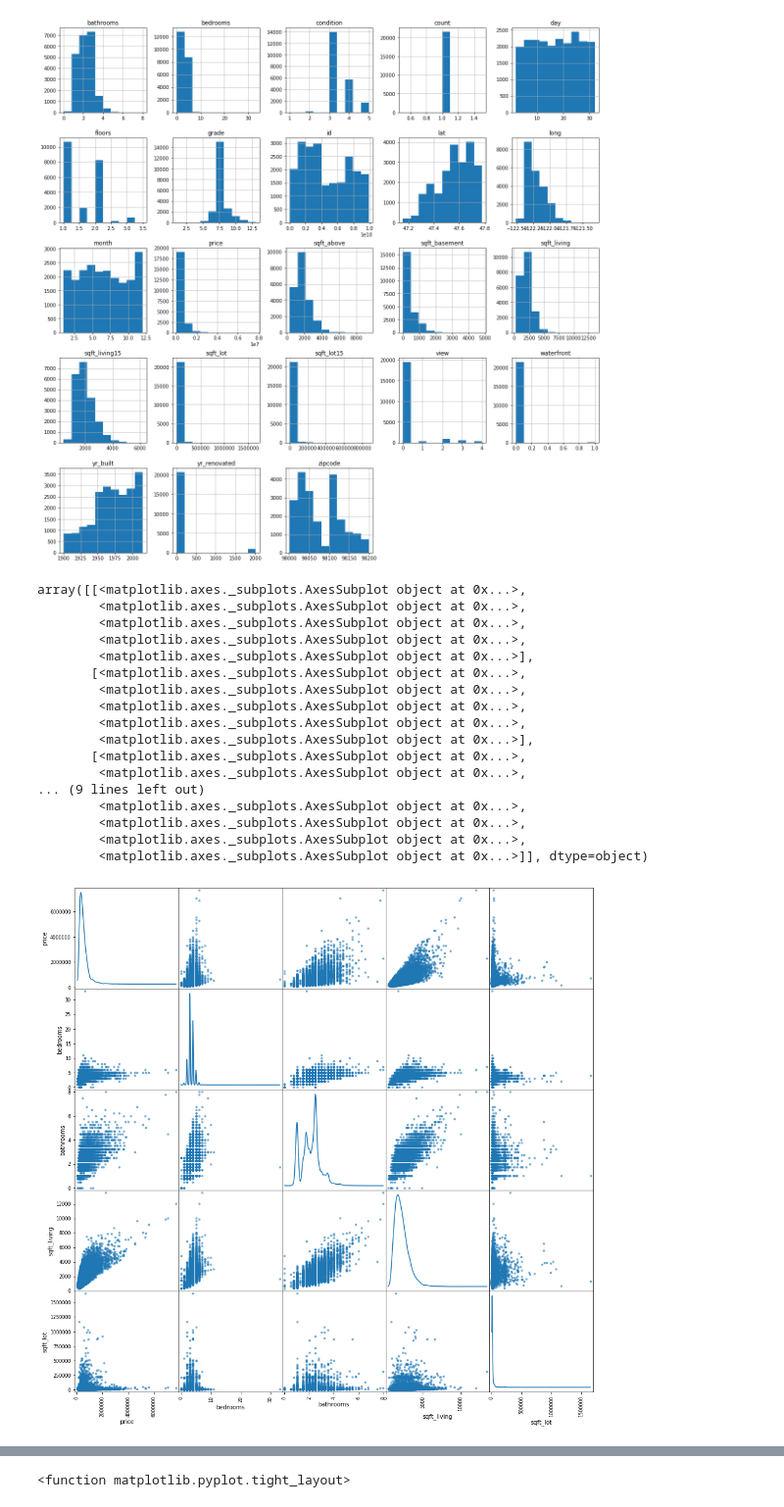
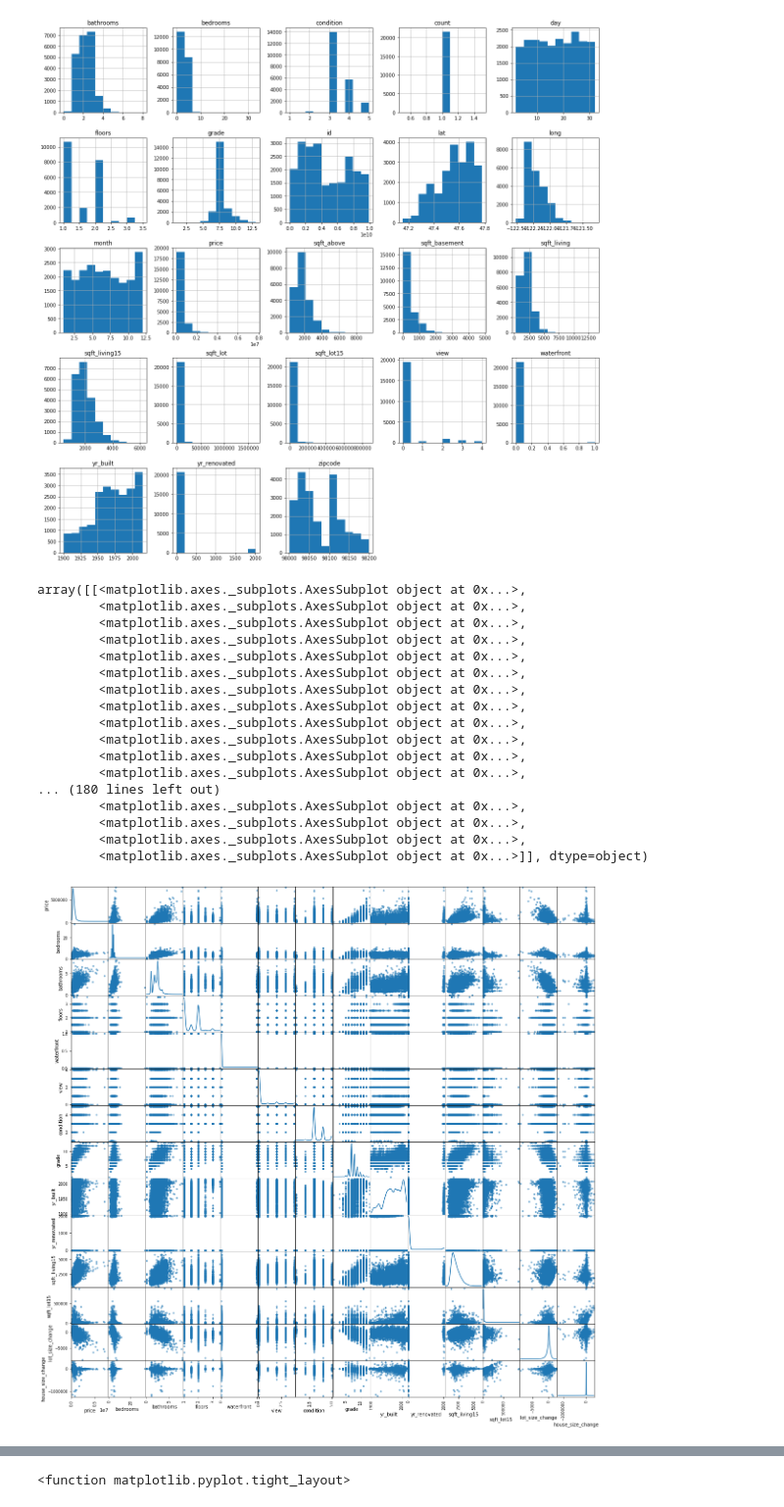
Before and after one commit to ccvandusen/alumni-case-study-practice, a Jupyter notebook: housing-prices/EDA.ipynb, the cells around one changed output, grey strips where cells are left out. Shown at 98% size. Saved outputs shown, nothing was run; the diff lists cells and outputs as text; code cells hidden in the pictures.

```diff
--- a/housing-prices/EDA.ipynb
+++ b/housing-prices/EDA.ipynb
@@ -49,27 +49,27 @@ array([[<matplotlib.axes._subplots.AxesSubplot object at 0x...>,
         <matplotlib.axes._subplots.AxesSubplot object at 0x...>,
         <matplotlib.axes._subplots.AxesSubplot object at 0x...>]], dtype=object)
 [figure]
-# %%
-pd.scatter_matrix(df[df.columns[1:7]],figsize=(16,16), diagonal='kde')
-# %% [output]
-array([[<matplotlib.axes._subplots.AxesSubplot object at 0x...>,
-        <matplotlib.axes._subplots.AxesSubplot object at 0x...>,
-        <matplotlib.axes._subplots.AxesSubplot object at 0x...>,
-        <matplotlib.axes._subplots.AxesSubplot object at 0x...>,
-        <matplotlib.axes._subplots.AxesSubplot object at 0x...>],
-       [<matplotlib.axes._subplots.AxesSubplot object at 0x...>,
-        <matplotlib.axes._subplots.AxesSubplot object at 0x...>,
-        <matplotlib.axes._subplots.AxesSubplot object at 0x...>,
-        <matplotlib.axes._subplots.AxesSubplot object at 0x...>,
-        <matplotlib.axes._subplots.AxesSubplot object at 0x...>],
-       [<matplotlib.axes._subplots.AxesSubplot object at 0x...>,
-        <matplotlib.axes._subplots.AxesSubplot object at 0x...>,
-... (9 lines left out)
-        <matplotlib.axes._subplots.AxesSubplot object at 0x...>,
-        <matplotlib.axes._subplots.AxesSubplot object at 0x...>,
-        <matplotlib.axes._subplots.AxesSubplot object at 0x...>,
-        <matplotlib.axes._subplots.AxesSubplot object at 0x...>]], dtype=object)
-[figure, removed]
+# %%
+pd.scatter_matrix(df.drop(['count','zipcode','sqft_lot','sqft_living','month','day','id','lat','long','sqft_basement','sqft_above'],axis=1), figsize=(20,20), diagonal='kde')
+# %% [output]
+array([[<matplotlib.axes._subplots.AxesSubplot object at 0x...>,
+        <matplotlib.axes._subplots.AxesSubplot object at 0x...>,
+        <matplotlib.axes._subplots.AxesSubplot object at 0x...>,
+        <matplotlib.axes._subplots.AxesSubplot object at 0x...>,
+        <matplotlib.axes._subplots.AxesSubplot object at 0x...>,
+        <matplotlib.axes._subplots.AxesSubplot object at 0x...>,
+        <matplotlib.axes._subplots.AxesSubplot object at 0x...>,
+        <matplotlib.axes._subplots.AxesSubplot object at 0x...>,
+        <matplotlib.axes._subplots.AxesSubplot object at 0x...>,
+        <matplotlib.axes._subplots.AxesSubplot object at 0x...>,
+        <matplotlib.axes._subplots.AxesSubplot object at 0x...>,
+        <matplotlib.axes._subplots.AxesSubplot object at 0x...>,
+... (180 lines left out)
+        <matplotlib.axes._subplots.AxesSubplot object at 0x...>,
+        <matplotlib.axes._subplots.AxesSubplot object at 0x...>,
+        <matplotlib.axes._subplots.AxesSubplot object at 0x...>,
+        <matplotlib.axes._subplots.AxesSubplot object at 0x...>]], dtype=object)
+[figure, added]
 # %%
 fig = plt.figure(figsize=(20,20))
 for i in range(0,13):
```
Also changed, not shown: parts of 1 cell of this notebook, 2 other files.
